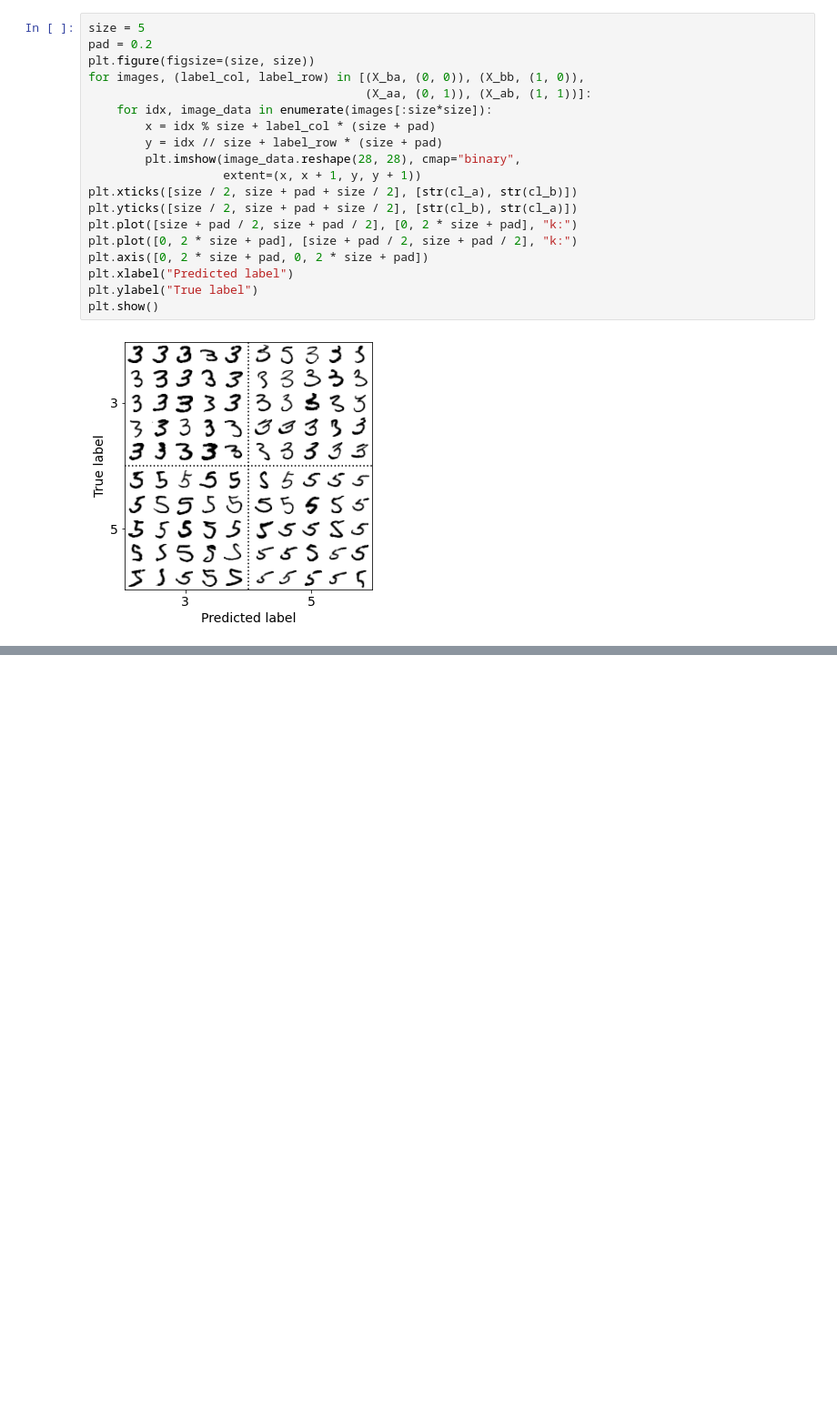
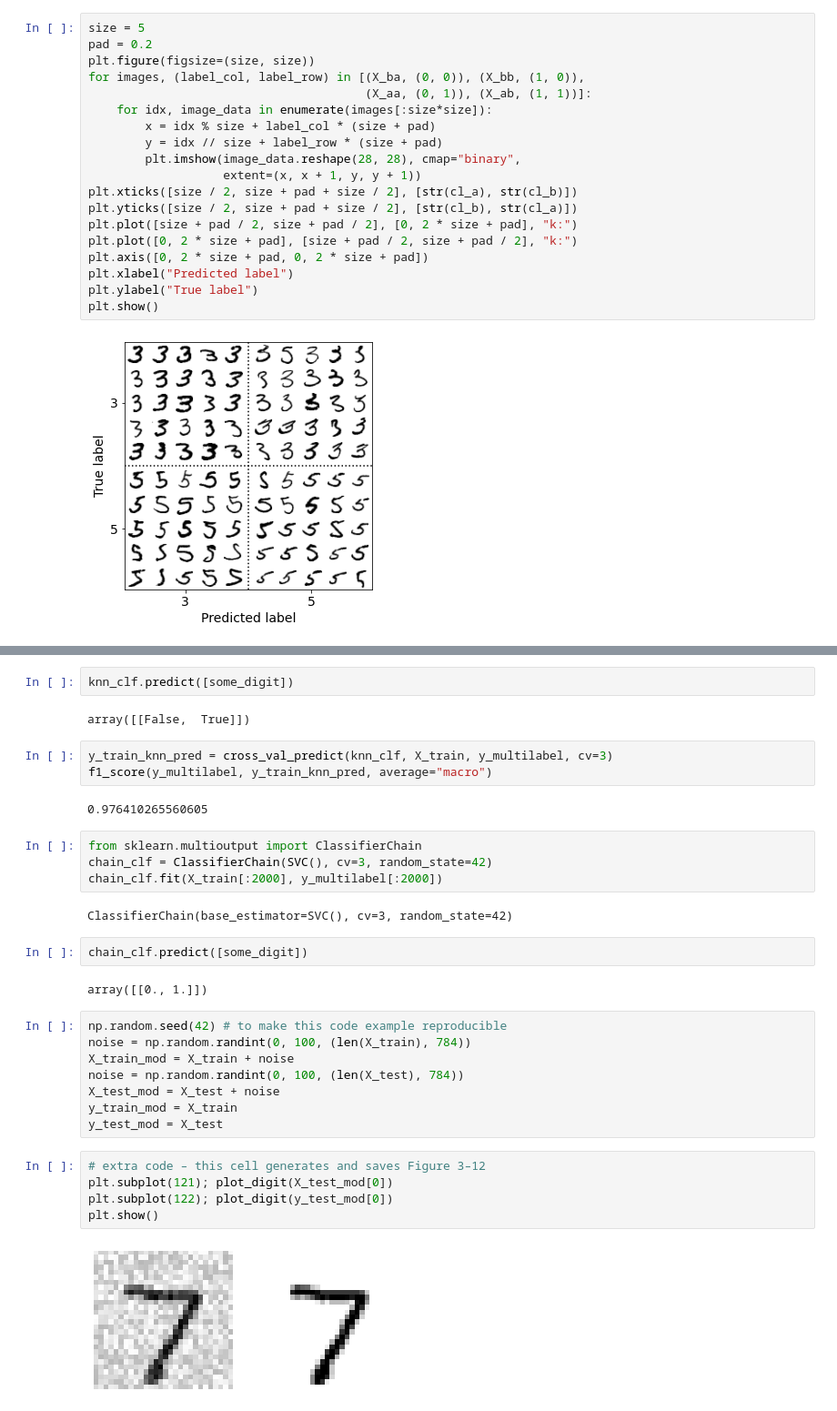
Before and after one commit to monisakhtar/ML, a Jupyter notebook: MNIST.ipynb, the cells around one changed output, grey strips where cells are left out. Shown: that part at 91% size. Saved outputs shown, nothing was run; the diff lists cells and outputs as text; blank space fills up the shorter version.

```diff
--- a/MNIST.ipynb
+++ b/MNIST.ipynb
@@ -470,0 +481,34 @@ plt.show()
+# %%
+knn_clf.predict([some_digit])
+# %% [output]
+array([[False,  True]])
+# %%
+y_train_knn_pred = cross_val_predict(knn_clf, X_train, y_multilabel, cv=3)
+f1_score(y_multilabel, y_train_knn_pred, average="macro")
+# %% [output]
+0.976410265560605
+# %%
+from sklearn.multioutput import ClassifierChain
+chain_clf = ClassifierChain(SVC(), cv=3, random_state=42)
+chain_clf.fit(X_train[:2000], y_multilabel[:2000])
+# %% [output]
+ClassifierChain(base_estimator=SVC(), cv=3, random_state=42)
+# %%
+chain_clf.predict([some_digit])
+# %% [output]
+array([[0., 1.]])
+# %%
+np.random.seed(42) # to make this code example reproducible
+noise = np.random.randint(0, 100, (len(X_train), 784))
+X_train_mod = X_train + noise
+noise = np.random.randint(0, 100, (len(X_test), 784))
+X_test_mod = X_test + noise
+y_train_mod = X_train
+y_test_mod = X_test
+# %%
+# extra code – this cell generates and saves Figure 3–12
+plt.subplot(121); plot_digit(X_test_mod[0])
+plt.subplot(122); plot_digit(y_test_mod[0])
+plt.show()
+# %% [output]
+[figure, added]
```
Also changed, not shown: parts of 7 cells of this notebook.
